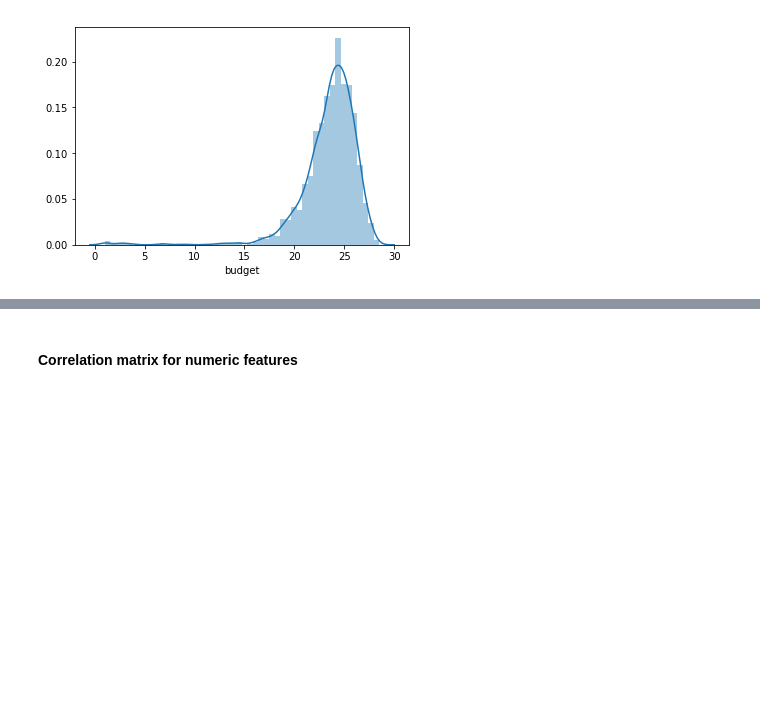
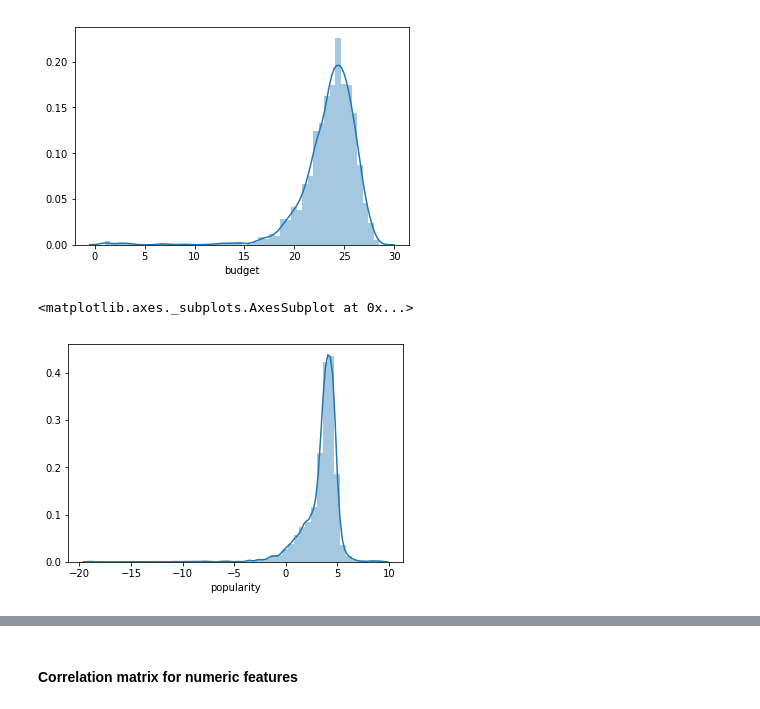
Before and after one commit to sumitdas1984/Kaggle-TMDB-Box-Office, a Jupyter notebook: notebooks/exploratory_data_analysis.ipynb, the cells around one changed output, grey strips where cells are left out. Saved outputs shown, nothing was run; the diff lists cells and outputs as text; code cells hidden in the pictures; blank space fills up the shorter version.

```diff
--- a/notebooks/exploratory_data_analysis.ipynb
+++ b/notebooks/exploratory_data_analysis.ipynb
@@ -111,3 +114,8 @@ sns.distplot(np.log2(train_numeric.budget[train_numeric.budget != 0] + 1))
 # %% [output]
 <matplotlib.axes._subplots.AxesSubplot at 0x...>
 [figure]
+# %%
+sns.distplot(np.log2(train_numeric.popularity) + 1)
+# %% [output]
+<matplotlib.axes._subplots.AxesSubplot at 0x...>
+[figure, added]
```
Also changed, not shown: parts of 17 cells of this notebook, 1 other file.
